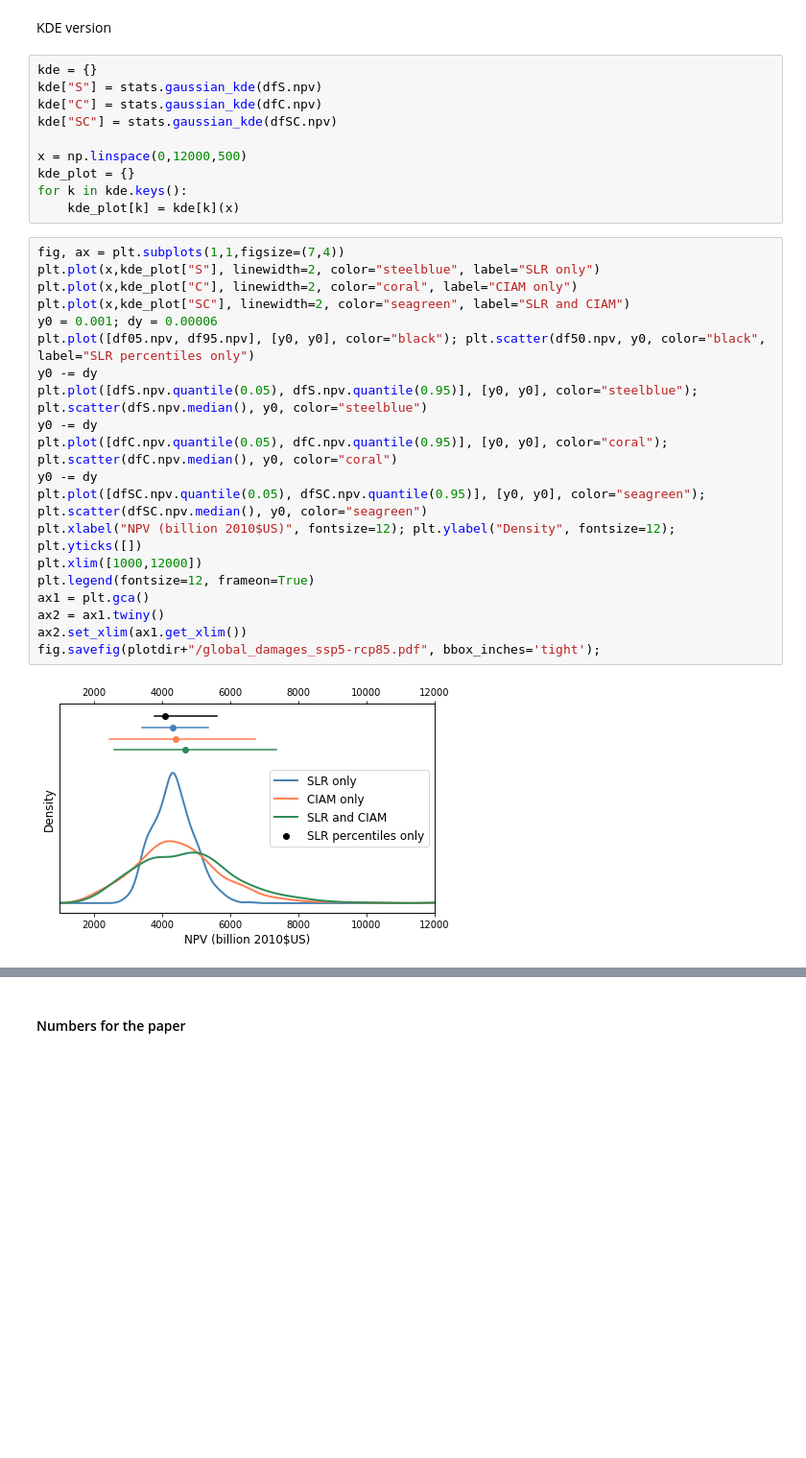
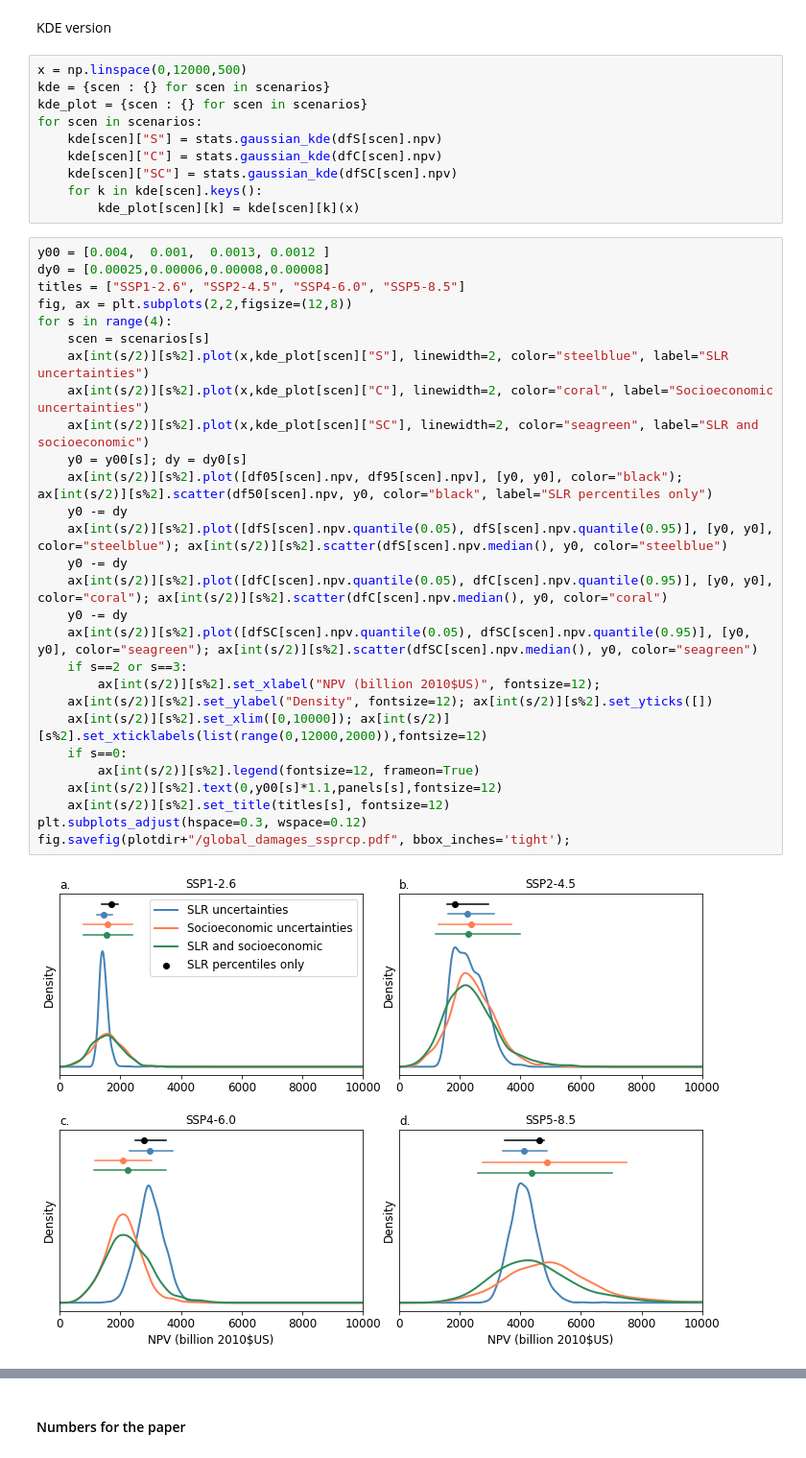
Before and after one commit to raddleverse/CIAM_uncertainty_propagation, a Jupyter notebook: work_uncertainty_propagation/plotsAndAnalysis_uncertaintyPropagation.ipynb, the cells around one changed output, grey strips where cells are left out. Shown at 96% size. Drawn from its saved outputs; the diff is of its cells as text; blank space fills up the shorter version.

```diff
--- a/work_uncertainty_propagation/plotsAndAnalysis_uncertaintyPropagation.ipynb
+++ b/work_uncertainty_propagation/plotsAndAnalysis_uncertaintyPropagation.ipynb
@@ -153,37 +97,45 @@ In SSP4-6.0, SO-1 has the lowest median, but a higher 95th percentile (and highe
 ### Histogram
 # %% [markdown]
 KDE version
-# %%
-kde = {}
-kde["S"] = stats.gaussian_kde(dfS.npv)
-kde["C"] = stats.gaussian_kde(dfC.npv)
-kde["SC"] = stats.gaussian_kde(dfSC.npv)
-
-x = np.linspace(0,12000,500)
-kde_plot = {}
-for k in kde.keys():
-    kde_plot[k] = kde[k](x)
+# %%
+x = np.linspace(0,12000,500)
+kde = {scen : {} for scen in scenarios}
+kde_plot = {scen : {} for scen in scenarios}
+for scen in scenarios:
+    kde[scen]["S"] = stats.gaussian_kde(dfS[scen].npv)
+    kde[scen]["C"] = stats.gaussian_kde(dfC[scen].npv)
+    kde[scen]["SC"] = stats.gaussian_kde(dfSC[scen].npv)
+    for k in kde[scen].keys():
+        kde_plot[scen][k] = kde[scen][k](x)
 # %%
-fig, ax = plt.subplots(1,1,figsize=(7,4))
-plt.plot(x,kde_plot["S"], linewidth=2, color="steelblue", label="SLR only")
-plt.plot(x,kde_plot["C"], linewidth=2, color="coral", label="CIAM only")
-plt.plot(x,kde_plot["SC"], linewidth=2, color="seagreen", label="SLR and CIAM")
-y0 = 0.001; dy = 0.00006
-plt.plot([df05.npv, df95.npv], [y0, y0], color="black"); plt.scatter(df50.npv, y0, color="black", label="SLR percentiles only")
-y0 -= dy
-plt.plot([dfS.npv.quantile(0.05), dfS.npv.quantile(0.95)], [y0, y0], color="steelblue"); plt.scatter(dfS.npv.median(), y0, color="steelblue")
-y0 -= dy
-plt.plot([dfC.npv.quantile(0.05), dfC.npv.quantile(0.95)], [y0, y0], color="coral"); plt.scatter(dfC.npv.median(), y0, color="coral")
-y0 -= dy
-plt.plot([dfSC.npv.quantile(0.05), dfSC.npv.quantile(0.95)], [y0, y0], color="seagreen"); plt.scatter(dfSC.npv.median(), y0, color="seagreen")
-plt.xlabel("NPV (billion 2010$US)", fontsize=12); plt.ylabel("Density", fontsize=12); plt.yticks([])
-plt.xlim([1000,12000])
-plt.legend(fontsize=12, frameon=True)
-ax1 = plt.gca()
-ax2 = ax1.twiny()
-ax2.set_xlim(ax1.get_xlim())
-fig.savefig(plotdir+"/global_damages_ssp5-rcp85.pdf", bbox_inches='tight');
+y00 = [0.004,  0.001,  0.0013, 0.0012 ]
+dy0 = [0.00025,0.00006,0.00008,0.00008]
+titles = ["SSP1-2.6", "SSP2-4.5", "SSP4-6.0", "SSP5-8.5"]
+fig, ax = plt.subplots(2,2,figsize=(12,8))
+for s in range(4):
+    scen = scenarios[s]
+    ax[int(s/2)][s%2].plot(x,kde_plot[scen]["S"], linewidth=2, color="steelblue", label="SLR uncertainties")
+    ax[int(s/2)][s%2].plot(x,kde_plot[scen]["C"], linewidth=2, color="coral", label="Socioeconomic uncertainties")
+    ax[int(s/2)][s%2].plot(x,kde_plot[scen]["SC"], linewidth=2, color="seagreen", label="SLR and socioeconomic")
+    y0 = y00[s]; dy = dy0[s]
+    ax[int(s/2)][s%2].plot([df05[scen].npv, df95[scen].npv], [y0, y0], color="black"); ax[int(s/2)][s%2].scatter(df50[scen].npv, y0, color="black", label="SLR percentiles only")
+    y0 -= dy
+    ax[int(s/2)][s%2].plot([dfS[scen].npv.quantile(0.05), dfS[scen].npv.quantile(0.95)], [y0, y0], color="steelblue"); ax[int(s/2)][s%2].scatter(dfS[scen].npv.median(), y0, color="steelblue")
+    y0 -= dy
+    ax[int(s/2)][s%2].plot([dfC[scen].npv.quantile(0.05), dfC[scen].npv.quantile(0.95)], [y0, y0], color="coral"); ax[int(s/2)][s%2].scatter(dfC[scen].npv.median(), y0, color="coral")
+    y0 -= dy
+    ax[int(s/2)][s%2].plot([dfSC[scen].npv.quantile(0.05), dfSC[scen].npv.quantile(0.95)], [y0, y0], color="seagreen"); ax[int(s/2)][s%2].scatter(dfSC[scen].npv.median(), y0, color="seagreen")
+    if s==2 or s==3:
+        ax[int(s/2)][s%2].set_xlabel("NPV (billion 2010$US)", fontsize=12);
+    ax[int(s/2)][s%2].set_ylabel("Density", fontsize=12); ax[int(s/2)][s%2].set_yticks([])
+    ax[int(s/2)][s%2].set_xlim([0,10000]); ax[int(s/2)][s%2].set_xticklabels(list(range(0,12000,2000)),fontsize=12)
+    if s==0:
+        ax[int(s/2)][s%2].legend(fontsize=12, frameon=True)
+    ax[int(s/2)][s%2].text(0,y00[s]*1.1,panels[s],fontsize=12)
+    ax[int(s/2)][s%2].set_title(titles[s], fontsize=12)
+plt.subplots_adjust(hspace=0.3, wspace=0.12)
+fig.savefig(plotdir+"/global_damages_ssprcp.pdf", bbox_inches='tight');
 # %% [output]
-[figure, old version]
+[figure, new version]
 # %%
 print("5th, 50th, 95th, and 95-5th percentiles")
```
Also changed, not shown: parts of 22 cells of this notebook.
